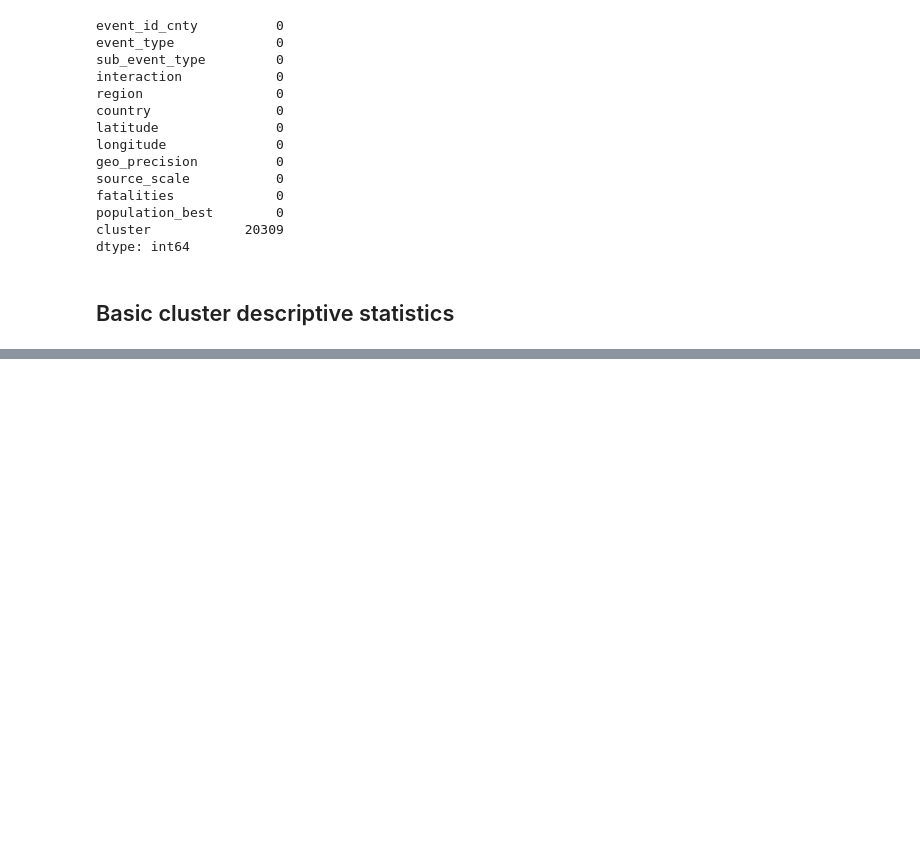
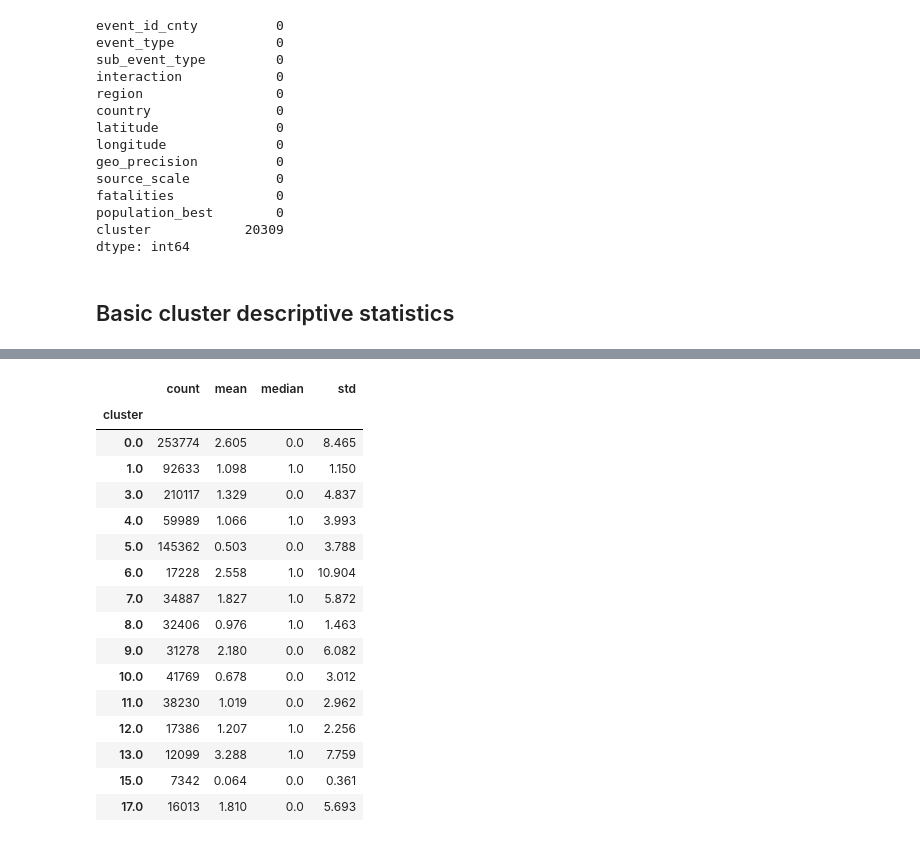
Before and after one commit to CoMa95/Armed-Conflict-Analytics, a Jupyter notebook: notebooks/03_modelling.ipynb, the cells around one changed output, grey strips where cells are left out. Saved outputs shown, nothing was run; the diff lists cells and outputs as text; code cells hidden in the pictures; blank space fills up the shorter version.

```diff
--- a/notebooks/03_modelling.ipynb
+++ b/notebooks/03_modelling.ipynb
@@ -270,2 +321,31 @@ df_clean.head()
 # %%
-df = df_input_whole.copy()
+# group clusters by fatality
+fatality_stats_raw = (
+    df_top.groupby("cluster")["fatalities"]
+    .agg(["count", "mean", "median", "std"])
+    .sort_index()
+)
+
+# round statistics
+fatality_stats_raw['mean'] = fatality_stats_raw['mean'].round(3)
+fatality_stats_raw['std'] = fatality_stats_raw['std'].round(3)
+
+fatality_stats_raw.head(15)
+# %% [output]
+|  | count | mean | median | std |
+| cluster |  |  |  |  |
+| 0.0 | 253774 | 2.605 | 0.0 | 8.465 |
+| 1.0 | 92633 | 1.098 | 1.0 | 1.150 |
+| 3.0 | 210117 | 1.329 | 0.0 | 4.837 |
+| 4.0 | 59989 | 1.066 | 1.0 | 3.993 |
+| 5.0 | 145362 | 0.503 | 0.0 | 3.788 |
+| 6.0 | 17228 | 2.558 | 1.0 | 10.904 |
+| 7.0 | 34887 | 1.827 | 1.0 | 5.872 |
+| 8.0 | 32406 | 0.976 | 1.0 | 1.463 |
+| 9.0 | 31278 | 2.180 | 0.0 | 6.082 |
+| 10.0 | 41769 | 0.678 | 0.0 | 3.012 |
+| 11.0 | 38230 | 1.019 | 0.0 | 2.962 |
+| 12.0 | 17386 | 1.207 | 1.0 | 2.256 |
+| 13.0 | 12099 | 3.288 | 1.0 | 7.759 |
+| 15.0 | 7342 | 0.064 | 0.0 | 0.361 |
+| 17.0 | 16013 | 1.810 | 0.0 | 5.693 |
```
Also changed, not shown: parts of 11 cells of this notebook.
